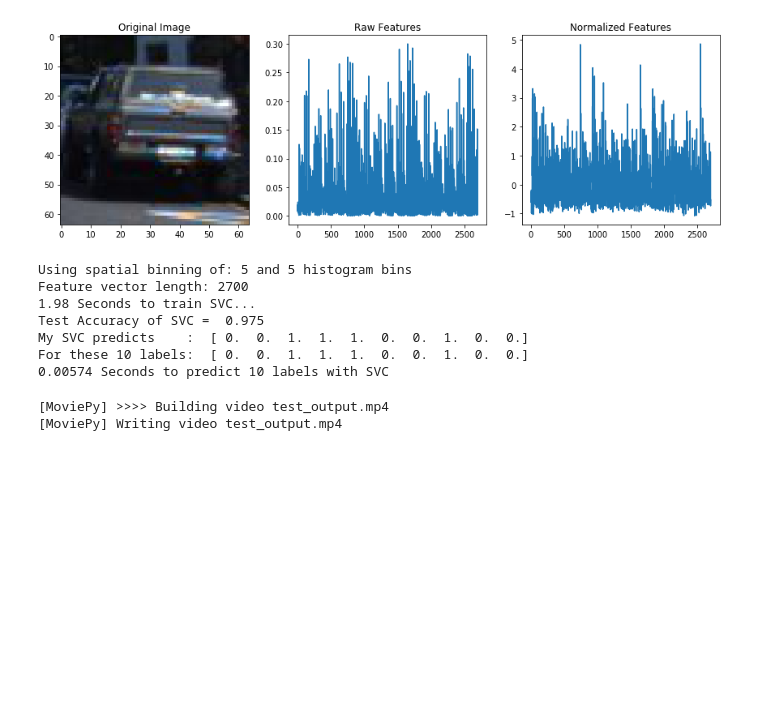
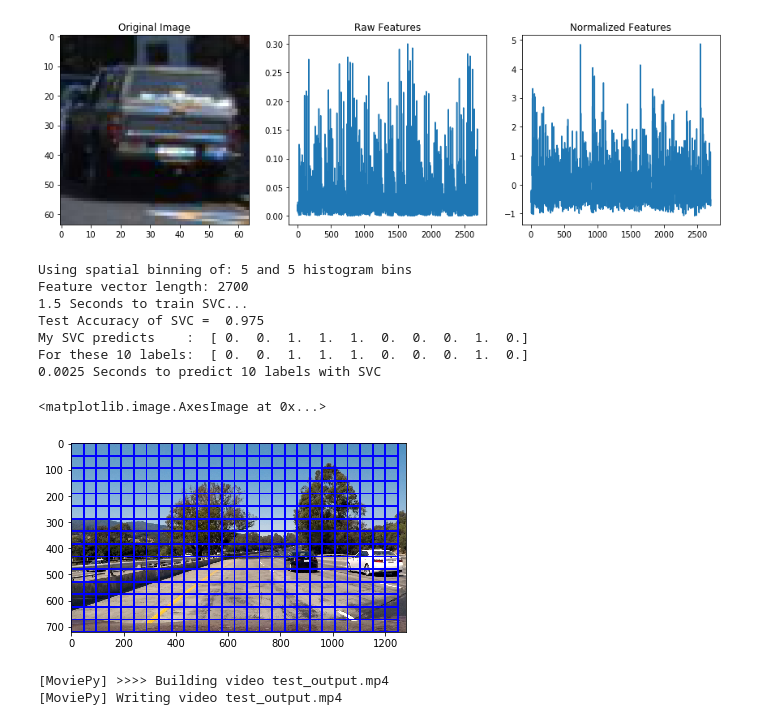
Before and after one commit to tjacobs/CarND-Vehicle-Detection, a Jupyter notebook: Vehicle Detection.ipynb, the cells around one changed output. Cells and saved outputs as stored; diff of their text form; code cells hidden in the pictures; blank space fills up the shorter version.

```diff
--- a/Vehicle Detection.ipynb
+++ b/Vehicle Detection.ipynb
@@ -297,14 +297,15 @@ def search_windows(img, windows, clf, scaler, color_space='RGB',
                             hist_feat=hist_feat, hog_feat=hog_feat)
 
         #5) Scale extracted features to be fed to classifier
-        test_features = scaler.transform(np.array(features).reshape(1, -1))
+#        print( features.shape )
+#        test_features = scaler.transform(np.array(features).reshape(1, -1))
 
         #6) Predict using your classifier
-        prediction = clf.predict(test_features)
+#        prediction = clf.predict(test_features)
 
         #7) If positive (prediction == 1) then save the window
-        if prediction == 1:
-            on_windows.append(window)
+#        if prediction == 1:
+        on_windows.append(window)
 
     #8) Return windows for positive detections
     return on_windows
@@ -500,47 +501,47 @@ print(round(t2-t, 5), 'Seconds to predict', n_predict,'labels with SVC')
 
 # Test
 image = mpimg.imread('test_images/test1.jpg')
 draw_image = np.copy(image)
 
 # Slide those windows
 windows = slide_window(image, x_start_stop=[None, None], y_start_stop=[None, None], xy_window=(96, 96), xy_overlap=(0.5, 0.5))
 
 
 color_space = 'RGB' # Can be RGB, HSV, LUV, HLS, YUV, YCrCb
 orient = 9  # HOG orientations
 pix_per_cell = 8 # HOG pixels per cell
 cell_per_block = 2 # HOG cells per block
 hog_channel = 0 # Can be 0, 1, 2, or "ALL"
 spatial_size = (16, 16) # Spatial binning dimensions
 hist_bins = 16    # Number of histogram bins
 spatial_feat = True # Spatial features on or off
 hist_feat = True # Histogram features on or off
 hog_feat = True # HOG features on or off
 y_start_stop = [None, None] # Min and max in y to search in slide_window()
 
-
-
 # Detect in those windows
-#hot_windows = search_windows(image, windows, svc, X_scaler, color_space=color_space,
-#                        spatial_size=spatial_size, hist_bins=hist_bins,
-#                        orient=orient, pix_per_cell=pix_per_cell,
-#                        cell_per_block=cell_per_block,
-#                        hog_channel=hog_channel, spatial_feat=spatial_feat,
-#                        hist_feat=hist_feat, hog_feat=hog_feat)
+hot_windows = search_windows(image, windows, svc, X_scaler, color_space=color_space,
+                        spatial_size=spatial_size, hist_bins=hist_bins,
+                        orient=orient, pix_per_cell=pix_per_cell,
+                        cell_per_block=cell_per_block,
+                        hog_channel=hog_channel, spatial_feat=spatial_feat,
+                        hist_feat=hist_feat, hog_feat=hog_feat)
 
 # Draw those windows
-#window_img = draw_boxes(draw_image, hot_windows, color=(0, 0, 255), thick=6)
+window_img = draw_boxes(draw_image, hot_windows, colour=(0, 0, 255), thickness=6)
 
 # Show
-#plt.imshow(window_img)
+plt.imshow(window_img)
 # %% [output]
 Using spatial binning of: 5 and 5 histogram bins
 Feature vector length: 2700
-1.98 Seconds to train SVC...
+1.5 Seconds to train SVC...
 Test Accuracy of SVC =  0.975
-My SVC predicts    :  [ 0.  0.  1.  1.  1.  0.  0.  1.  0.  0.]
-For these 10 labels:  [ 0.  0.  1.  1.  1.  0.  0.  1.  0.  0.]
-0.00574 Seconds to predict 10 labels with SVC
+My SVC predicts    :  [ 0.  0.  1.  1.  1.  0.  0.  0.  1.  0.]
+For these 10 labels:  [ 0.  0.  1.  1.  1.  0.  0.  0.  1.  0.]
+0.0025 Seconds to predict 10 labels with SVC
+<matplotlib.image.AxesImage at 0x...>
+[figure, added]
 # %%
 # Define pipeline
 def pipeline( image ):
```
